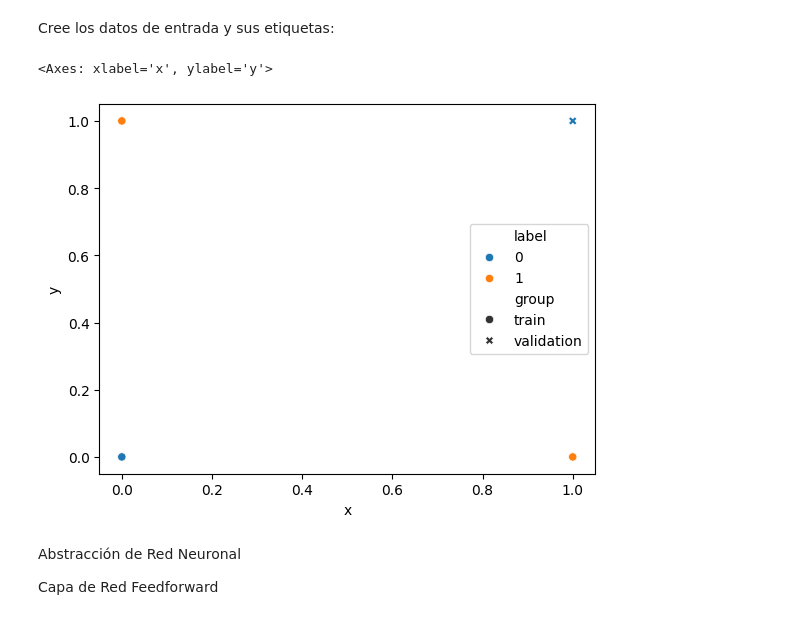
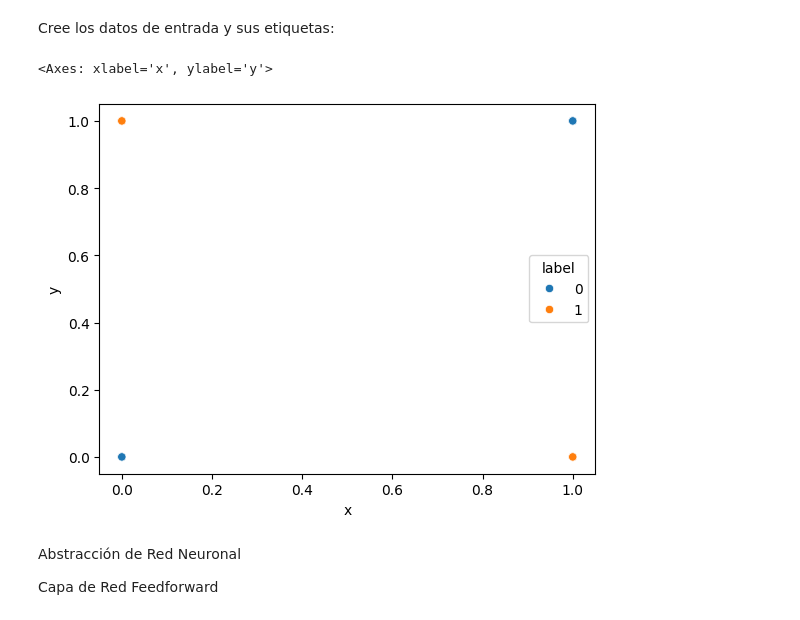
Before and after one commit to AndyMine12/practicasIA, a Jupyter notebook: Practica 3 - Forero Madera.ipynb, the cells around one changed output. Drawn from its saved outputs; the diff is of its cells as text; code cells hidden in the pictures.

Commit message:
Keras model and plotting for XOR

```diff
--- a/Practica 3 - Forero Madera.ipynb
+++ b/Practica 3 - Forero Madera.ipynb
@@ -25,37 +25,39 @@ def xor_generator(n: int) -> list[tuple[tuple[int, int], int]]:
   result = []
   for i in range(0, n):
     rand_index = random.randrange(4)
     result.append(xor_data[rand_index])
 
   return result
 
 full_data = xor_generator(5000)
 # random.shuffle(full_data)
-train_data = full_data[:3] #Obtener los primeros 3 elementos (~75% de data)
-validation_data = full_data[3:] #Obtener el resto: 1 elemento (~25% de data)
+separator = round(len(full_data)*0.7)
+train_data = full_data[:separator] #Obtener los primeros elementos (~70% de data)
+validation_data = full_data[separator:] #Obtener el resto (~30% de data)
+
 
 #Assign training data and their tags
 X = [data[0] for data in train_data]
 y = [data[1] for data in train_data]
 
 #Show generated data
 # Get full data
 data_dict:dict = {"x":[], "y":[], "label":[], "group":[]}
 for item in train_data:
   data_dict["x"].append(item[0][0])
   data_dict["y"].append(item[0][1])
   data_dict["label"].append(item[1])
   data_dict["group"].append("train")
 for item in validation_data:
   data_dict["x"].append(item[0][0])
   data_dict["y"].append(item[0][1])
   data_dict["label"].append(item[1])
   data_dict["group"].append("validation")
 # Graph
-seaborn.scatterplot(data=pd.DataFrame(data_dict),x="x",y="y",hue="label", style="group")
+seaborn.scatterplot(data=pd.DataFrame(data_dict),x="x",y="y",hue="label")
 # %% [output]
 <Axes: xlabel='x', ylabel='y'>
-[figure, old version]
+[figure, new version]
 # %% [markdown]
 Abstracción de Red Neuronal
 
```
Also changed, not shown: parts of 5 cells of this notebook.
